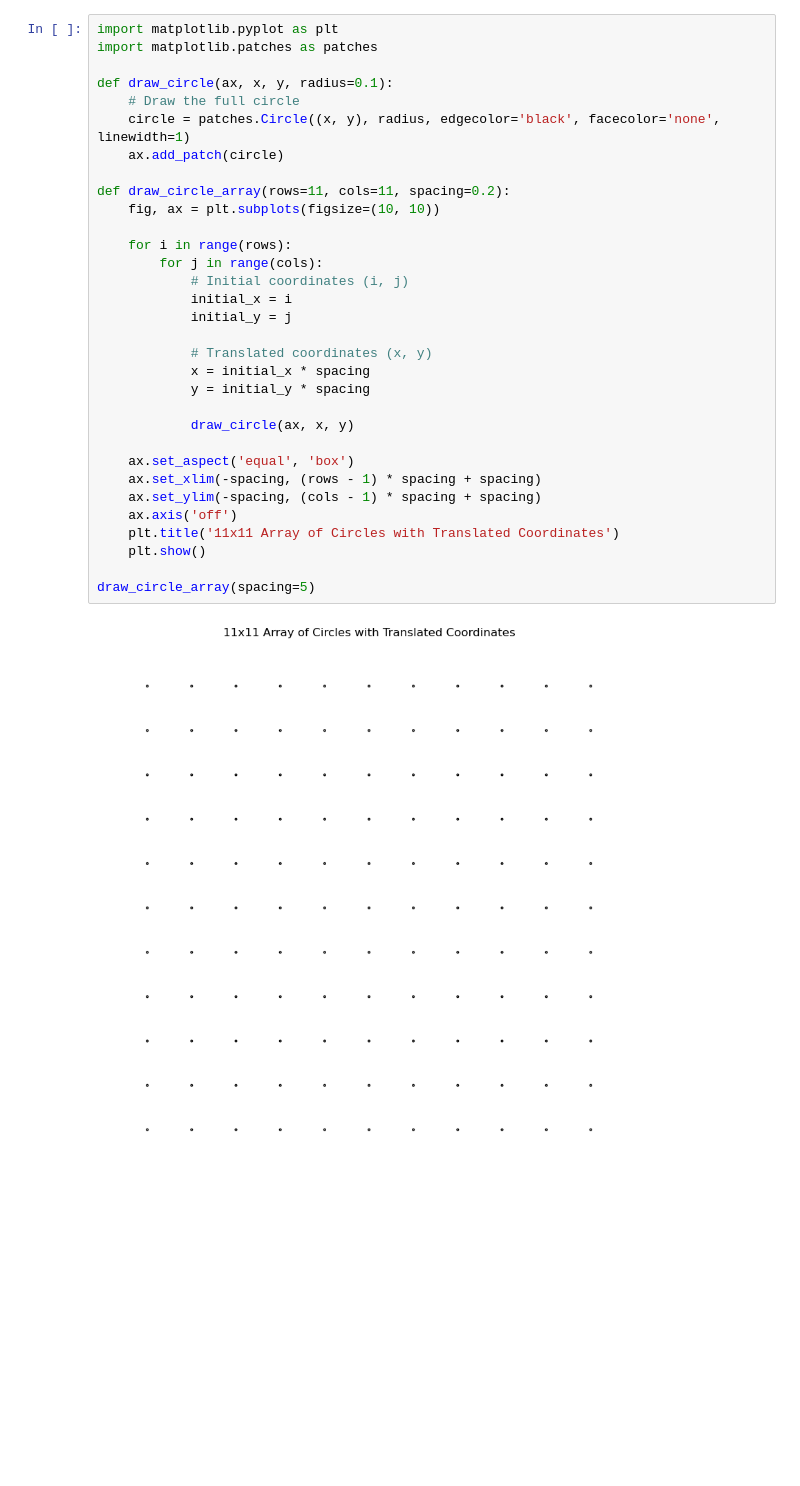
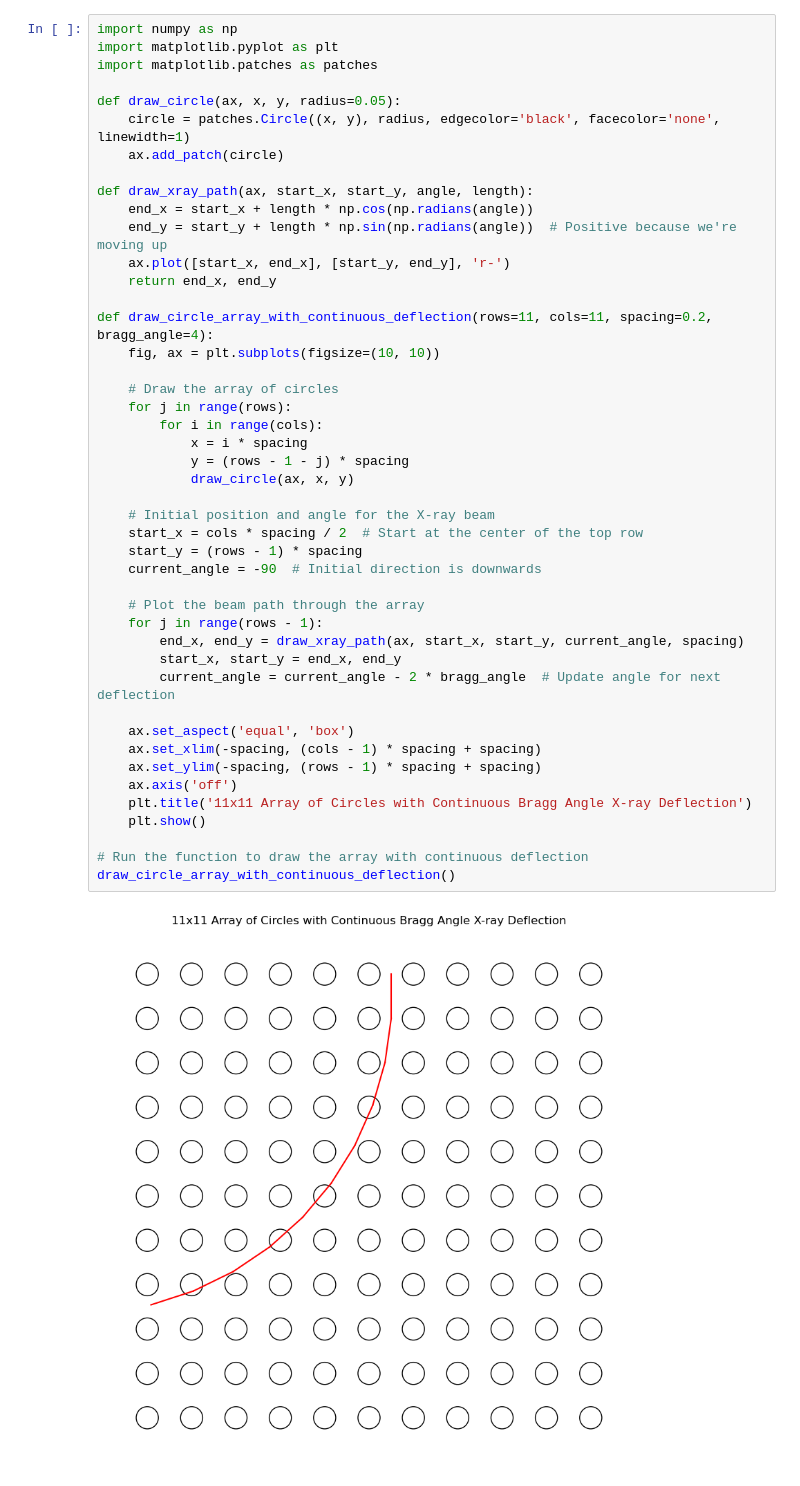
Before and after one commit to HussainAther/CTforBreast, a Jupyter notebook: drawjanusspherearray.ipynb, the cells around one changed output. Saved outputs shown, nothing was run; the diff lists cells and outputs as text; blank space fills up the shorter version.

```diff
--- a/drawjanusspherearray.ipynb
+++ b/drawjanusspherearray.ipynb
@@ -1,34 +1,47 @@
 # %%
+import numpy as np
 import matplotlib.pyplot as plt
 import matplotlib.patches as patches
 
-def draw_circle(ax, x, y, radius=0.1):
-    # Draw the full circle
+def draw_circle(ax, x, y, radius=0.05):
     circle = patches.Circle((x, y), radius, edgecolor='black', facecolor='none', linewidth=1)
     ax.add_patch(circle)
 
-def draw_circle_array(rows=11, cols=11, spacing=0.2):
+def draw_xray_path(ax, start_x, start_y, angle, length):
+    end_x = start_x + length * np.cos(np.radians(angle))
+    end_y = start_y + length * np.sin(np.radians(angle))  # Positive because we're moving up
+    ax.plot([start_x, end_x], [start_y, end_y], 'r-')
+    return end_x, end_y
+
+def draw_circle_array_with_continuous_deflection(rows=11, cols=11, spacing=0.2, bragg_angle=4):
     fig, ax = plt.subplots(figsize=(10, 10))
 
-    for i in range(rows):
-        for j in range(cols):
-            # Initial coordinates (i, j)
-            initial_x = i
-            initial_y = j
-
-            # Translated coordinates (x, y)
-            x = initial_x * spacing
-            y = initial_y * spacing
-
+    # Draw the array of circles
+    for j in range(rows):
+        for i in range(cols):
+            x = i * spacing
+            y = (rows - 1 - j) * spacing
             draw_circle(ax, x, y)
 
+    # Initial position and angle for the X-ray beam
+    start_x = cols * spacing / 2  # Start at the center of the top row
+    start_y = (rows - 1) * spacing
+    current_angle = -90  # Initial direction is downwards
+
+    # Plot the beam path through the array
+    for j in range(rows - 1):
+        end_x, end_y = draw_xray_path(ax, start_x, start_y, current_angle, spacing)
+        start_x, start_y = end_x, end_y
+        current_angle = current_angle - 2 * bragg_angle  # Update angle for next deflection
+
     ax.set_aspect('equal', 'box')
-    ax.set_xlim(-spacing, (rows - 1) * spacing + spacing)
-    ax.set_ylim(-spacing, (cols - 1) * spacing + spacing)
+    ax.set_xlim(-spacing, (cols - 1) * spacing + spacing)
+    ax.set_ylim(-spacing, (rows - 1) * spacing + spacing)
     ax.axis('off')
-    plt.title('11x11 Array of Circles with Translated Coordinates')
+    plt.title('11x11 Array of Circles with Continuous Bragg Angle X-ray Deflection')
     plt.show()
 
-draw_circle_array(spacing=5)
+# Run the function to draw the array with continuous deflection
+draw_circle_array_with_continuous_deflection()
 # %% [output]
-[figure, old version]
+[figure, new version]
```
Also changed, not shown: parts of 2 cells of this notebook.
